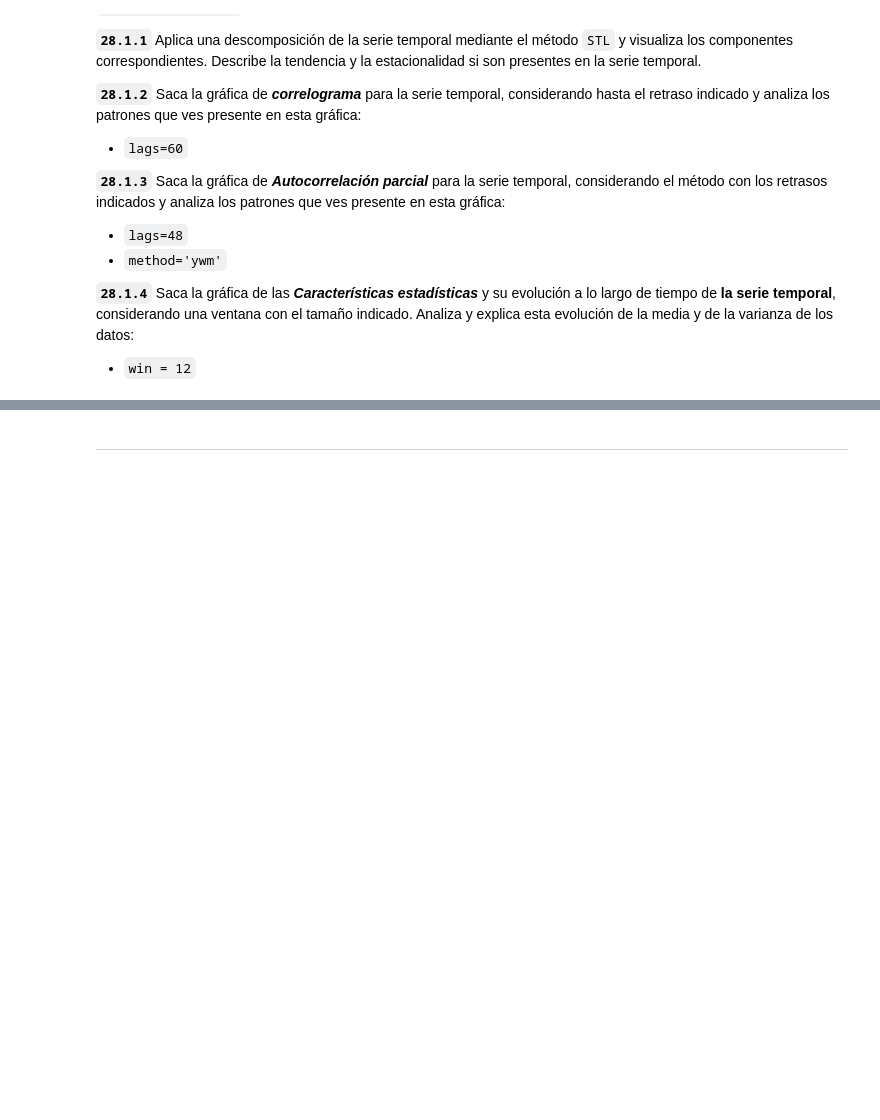
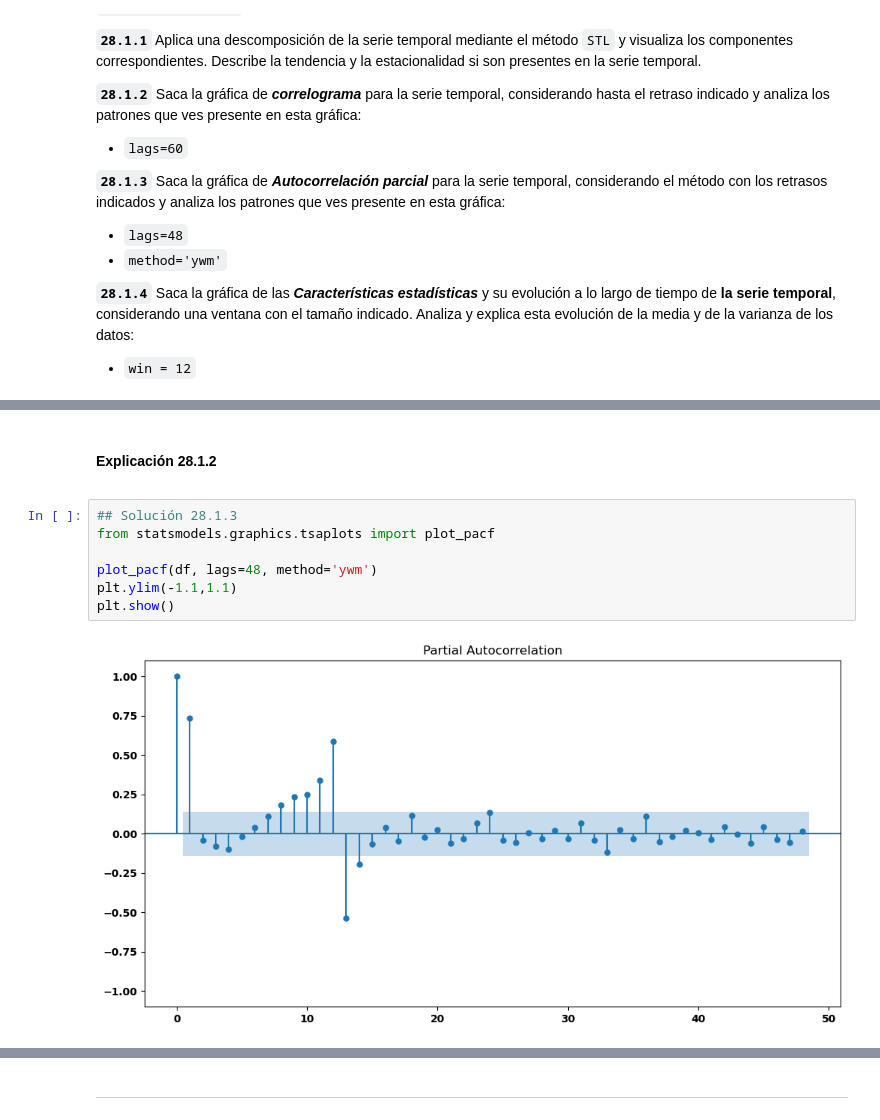
Before and after one commit to AlejandroSanchezMonzon/Analisis-Datos-BIGDATA-2023-2024, a Jupyter notebook: Bloque5/Sesion28-Cierre/Sesion28-Bloque5-Cierre-Series_Temporales-BigData+.ipynb, the cells around one changed output, grey strips where cells are left out. Drawn from its saved outputs; the diff is of its cells as text; blank space fills up the shorter version.

```diff
--- a/Bloque5/Sesion28-Cierre/Sesion28-Bloque5-Cierre-Series_Temporales-BigData+.ipynb
+++ b/Bloque5/Sesion28-Cierre/Sesion28-Bloque5-Cierre-Series_Temporales-BigData+.ipynb
@@ -112,0 +137,12 @@ fig.show()
+# %% [markdown]
+#### Explicación 28.1.2
+>
+# %%
+## Solución 28.1.3
+from statsmodels.graphics.tsaplots import plot_pacf
+
+plot_pacf(df, lags=48, method='ywm')
+plt.ylim(-1.1,1.1)
+plt.show()
+# %% [output]
+[figure, added]
```
Also changed, not shown: parts of 55 cells of this notebook.
